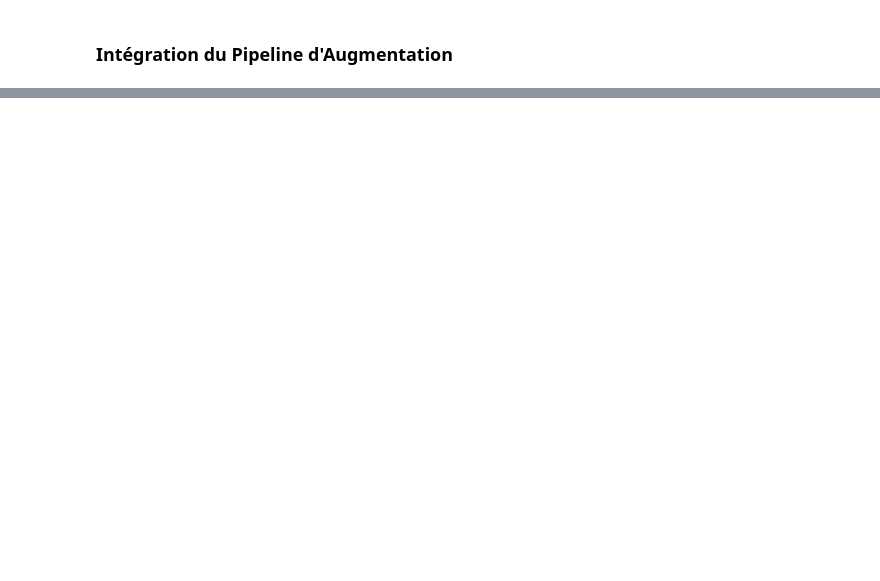
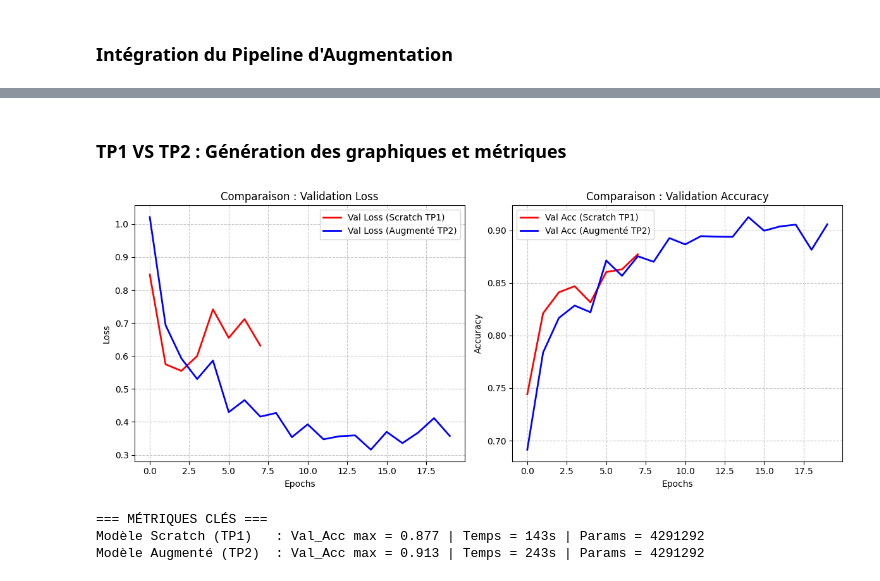
Before and after one commit to Anas7823/CNN-Anti-gaspillage, a Jupyter notebook: cnn-anti-gaspillage.ipynb, the cells around one changed output, grey strips where cells are left out. Cells and saved outputs as stored; diff of their text form; code cells hidden in the pictures; blank space fills up the shorter version.

Commit message:
phase 2.3 comparaison scratch vs augmenté

```diff
--- a/cnn-anti-gaspillage.ipynb
+++ b/cnn-anti-gaspillage.ipynb
@@ -544,0 +554,40 @@ Restoring model weights from the end of the best epoch: 14.
+# %% [markdown]
+### TP1 VS TP2 : Génération des graphiques et métriques
+# %%
+import matplotlib.pyplot as plt
+
+plt.figure(figsize=(12, 5))
+
+# --- Subplot 1 : Comparaison Validation Loss ---
+plt.subplot(1, 2, 1)
+plt.plot(history_scratch.history['val_loss'], label='Val Loss (Scratch TP1)', color='red', linewidth=2)
+plt.plot(history_augmented.history['val_loss'], label='Val Loss (Augmenté TP2)', color='blue', linewidth=2)
+plt.title('Comparaison : Validation Loss')
+plt.xlabel('Epochs')
+plt.ylabel('Loss')
+plt.legend()
+plt.grid(True, linestyle='--', alpha=0.7)
+
+# --- Subplot 2 : Comparaison Validation Accuracy ---
+plt.subplot(1, 2, 2)
+plt.plot(history_scratch.history['val_accuracy'], label='Val Acc (Scratch TP1)', color='red', linewidth=2)
+plt.plot(history_augmented.history['val_accuracy'], label='Val Acc (Augmenté TP2)', color='blue', linewidth=2)
+plt.title('Comparaison : Validation Accuracy')
+plt.xlabel('Epochs')
+plt.ylabel('Accuracy')
+plt.legend()
+plt.grid(True, linestyle='--', alpha=0.7)
+
+plt.tight_layout()
+plt.savefig("comparison_tp1_tp2.png", dpi=100)
+plt.show()
+
+# --- Affichage des métriques clés ---
+print("=== MÉTRIQUES CLÉS ===")
+print(f"Modèle Scratch (TP1)   : Val_Acc max = {max(history_scratch.history['val_accuracy']):.3f} | Temps = {training_time_scratch:.0f}s | Params = {model_scratch.count_params()}")
+print(f"Modèle Augmenté (TP2)  : Val_Acc max = {max(history_augmented.history['val_accuracy']):.3f} | Temps = {training_time_augmented:.0f}s | Params = {model_augmented.count_params()}")
+# %% [output]
+[figure, added]
+=== MÉTRIQUES CLÉS ===
+Modèle Scratch (TP1)   : Val_Acc max = 0.877 | Temps = 143s | Params = 4291292
+Modèle Augmenté (TP2)  : Val_Acc max = 0.913 | Temps = 243s | Params = 4291292
```
Also changed, not shown: parts of 6 cells of this notebook.
